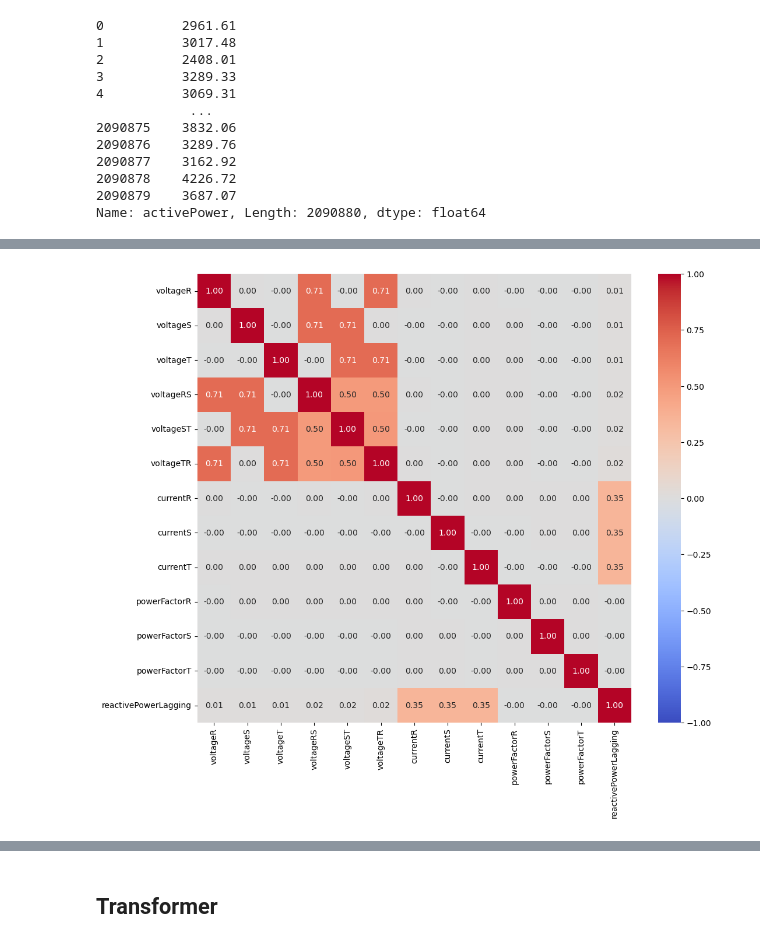
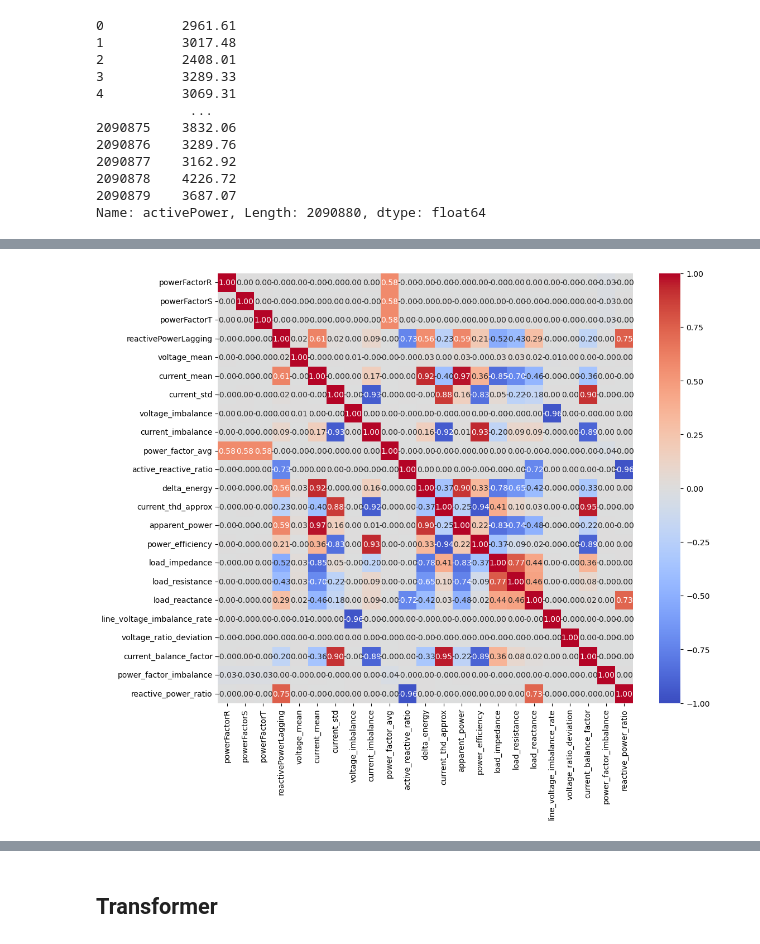
Before and after one commit to Downy-newlearner/2025_DKU_data_competition, a Jupyter notebook: power.ipynb, the cells around one changed output, grey strips where cells are left out. Saved outputs shown, nothing was run; the diff lists cells and outputs as text; code cells hidden in the pictures.

```diff
--- a/power.ipynb
+++ b/power.ipynb
@@ -59,6 +59,3 @@ test = test.drop(columns=['timestamp'])
-# %%
-train = train.drop(columns=['localtime','accumActiveEnergy','operation'])
-test = test.drop(columns=['localtime','accumActiveEnergy','operation'])
 # %%
 train['powerFactorR'] /= 100
 train['powerFactorS'] /= 100
@@ -69,0 +294,33 @@ test['powerFactorT'] /= 100
+# %%
+# === 8단계: 최종 특성들 ===
+print("8단계: 최종 특성들 생성 중...")
+
+# 전력 밀도
+train['power_density'] = train['activePower'] / (current_squared_sum_train + 1e-8)
+test['power_density'] = test['activePower'] / (current_squared_sum_test + 1e-8)
+
+# 역률 불균형
+train['power_factor_imbalance'] = (
+    train['power_factor_std'] / (train['power_factor_avg'] + 1e-8) * 100
+)
+test['power_factor_imbalance'] = (
+    test['power_factor_std'] / (test['power_factor_avg'] + 1e-8) * 100
+)
+
+# 무효전력 비율
+total_power_train = np.sqrt(train['activePower']**2 + train['reactivePowerLagging']**2)
+total_power_test = np.sqrt(test['activePower']**2 + test['reactivePowerLagging']**2)
+
+train['reactive_power_ratio'] = train['reactivePowerLagging'] / (total_power_train + 1e-8)
+test['reactive_power_ratio'] = test['reactivePowerLagging'] / (total_power_test + 1e-8)
+
+# 전압 변동률
+nominal_voltage = 220
+train['voltage_regulation'] = abs((train['voltage_mean'] - nominal_voltage) / nominal_voltage * 100)
+test['voltage_regulation'] = abs((test['voltage_mean'] - nominal_voltage) / nominal_voltage * 100)
+
+# 메모리 정리
+del current_squared_sum_train, current_squared_sum_test, total_power_train, total_power_test
+
+print("8단계 완료!")
+print("모든 전력공학적 특성 생성 완료!")
@@ -70,3 +331,6 @@ test['powerFactorT'] /= 100
+# %%
+train = train.drop(columns=['localtime','accumActiveEnergy','operation','currentR', 'currentS', 'currentT','voltageR', 'voltageS', 'voltageT','voltageRS', 'voltageST', 'voltageTR'])
+test = test.drop(columns=['localtime','accumActiveEnergy','operation','currentR', 'currentS', 'currentT','voltageR', 'voltageS', 'voltageT','voltageRS', 'voltageST', 'voltageTR'])
 # %%
 train.head()
 # %% [output]
@@ -117,7 +399,7 @@ train_y = []
 train_timestamps = []
 for i in range(len(train_list)):
     train_y.append(train_list[i]["activePower"])
-    train_list[i] = train_list[i].drop(columns=['activePower'])
+    train_list[i] = train_list[i].drop(columns=['activePower','accumActiveEnergy_kwh'])
 
     train_timestamps.append(train_list[i]["datetime"])
     train_list[i] = train_list[i].drop(columns=['datetime'])
@@ -204,9 +750,9 @@ plt.show()
 # %%
 # 전체체 주요 변수 간 상관관계 분석 및 시각화
-corr = train_list[0][num_cols].corr()
+corr = train_list[0].select_dtypes(include=[np.number]).corr()
 
 plt.figure(figsize=(12, 10))
 sns.heatmap(corr, annot=True, fmt=".2f", cmap="coolwarm", vmin=-1, vmax=1)
 plt.show()
 # %% [output]
-[figure, old version]
+[figure, new version]
```
Also changed, not shown: parts of 28 cells of this notebook, 1 other file.
